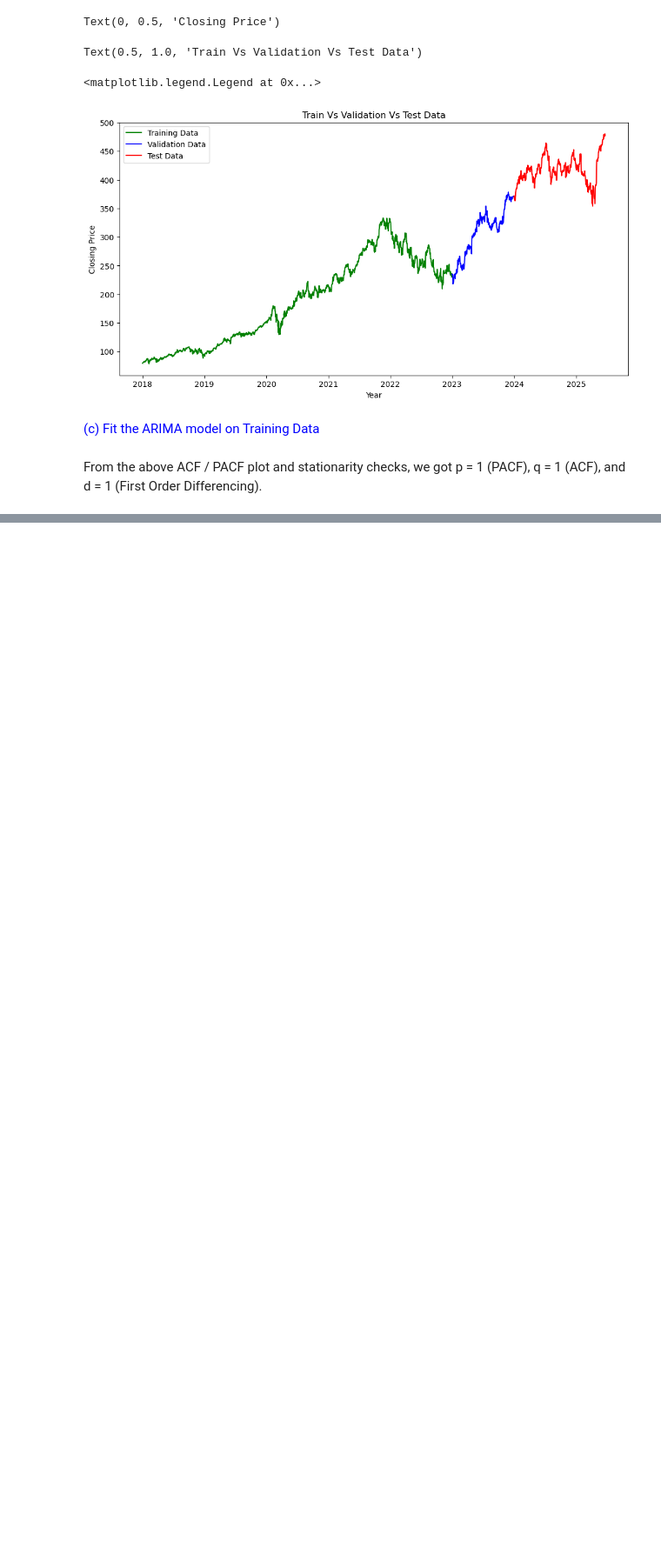
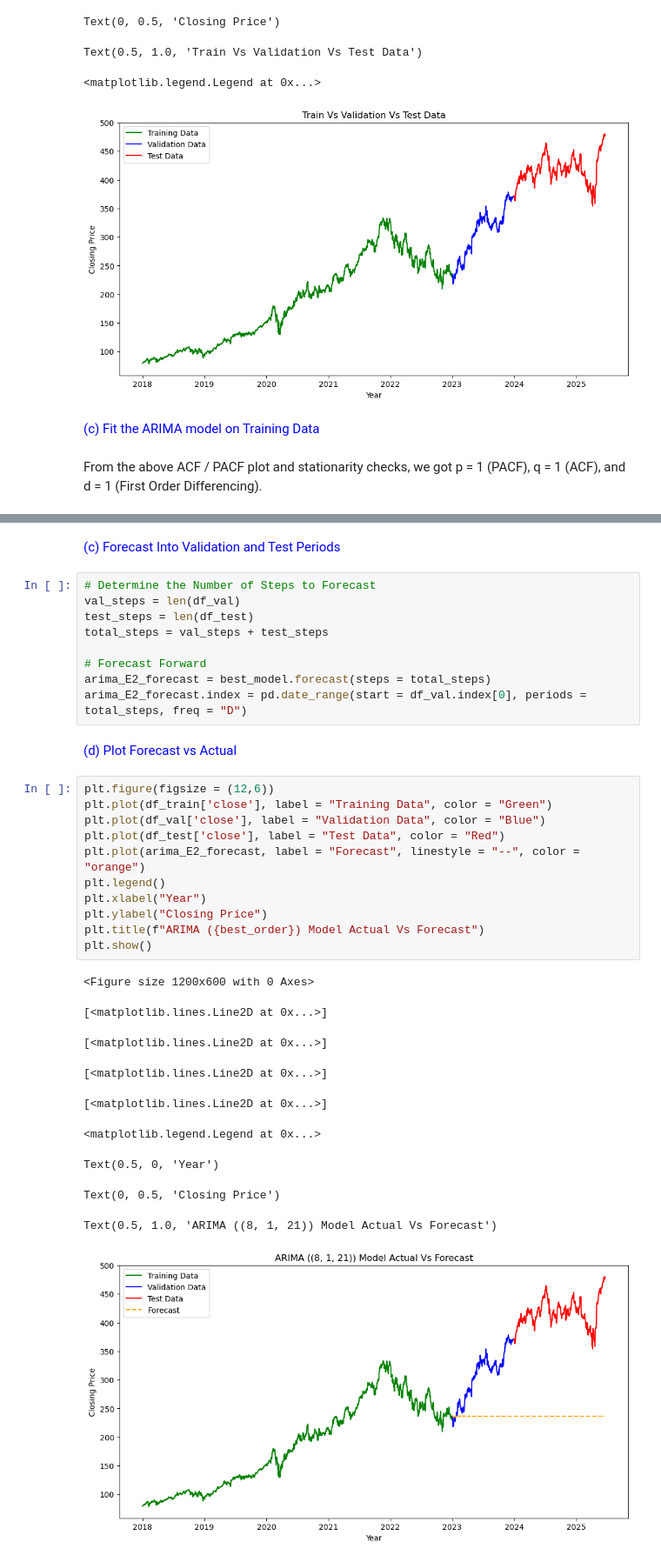
Before and after one commit to reemikadas/Time-Series-Analysis-of-Microsoft-Stock, a Jupyter notebook: Time Series Analysis of Microsoft Stock.ipynb, the cells around one changed output, grey strips where cells are left out. Shown at 87% size. Cells and saved outputs as stored; diff of their text form; blank space fills up the shorter version.

```diff
--- a/Time Series Analysis of Microsoft Stock.ipynb
+++ b/Time Series Analysis of Microsoft Stock.ipynb
@@ -804,0 +1088,35 @@ Warnings:
+# %% [markdown]
+<font color = "blue">(c) Forecast Into Validation and Test Periods</font>
+# %%
+# Determine the Number of Steps to Forecast
+val_steps = len(df_val)
+test_steps = len(df_test)
+total_steps = val_steps + test_steps
+
+# Forecast Forward
+arima_E2_forecast = best_model.forecast(steps = total_steps)
+arima_E2_forecast.index = pd.date_range(start = df_val.index[0], periods = total_steps, freq = "D")
+# %% [markdown]
+<font color = "blue">(d) Plot Forecast vs Actual</font>
+# %%
+plt.figure(figsize = (12,6))
+plt.plot(df_train['close'], label = "Training Data", color = "Green")
+plt.plot(df_val['close'], label = "Validation Data", color = "Blue")
+plt.plot(df_test['close'], label = "Test Data", color = "Red")
+plt.plot(arima_E2_forecast, label = "Forecast", linestyle = "--", color = "orange")
+plt.legend()
+plt.xlabel("Year")
+plt.ylabel("Closing Price")
+plt.title(f"ARIMA ({best_order}) Model Actual Vs Forecast")
+plt.show()
+# %% [output]
+<Figure size 1200x600 with 0 Axes>
+[<matplotlib.lines.Line2D at 0x...>]
+[<matplotlib.lines.Line2D at 0x...>]
+[<matplotlib.lines.Line2D at 0x...>]
+[<matplotlib.lines.Line2D at 0x...>]
+<matplotlib.legend.Legend at 0x...>
+Text(0.5, 0, 'Year')
+Text(0, 0.5, 'Closing Price')
+Text(0.5, 1.0, 'ARIMA ((8, 1, 21)) Model Actual Vs Forecast')
+[figure, added]
```
Also changed, not shown: parts of 89 cells of this notebook, 1 other file.
